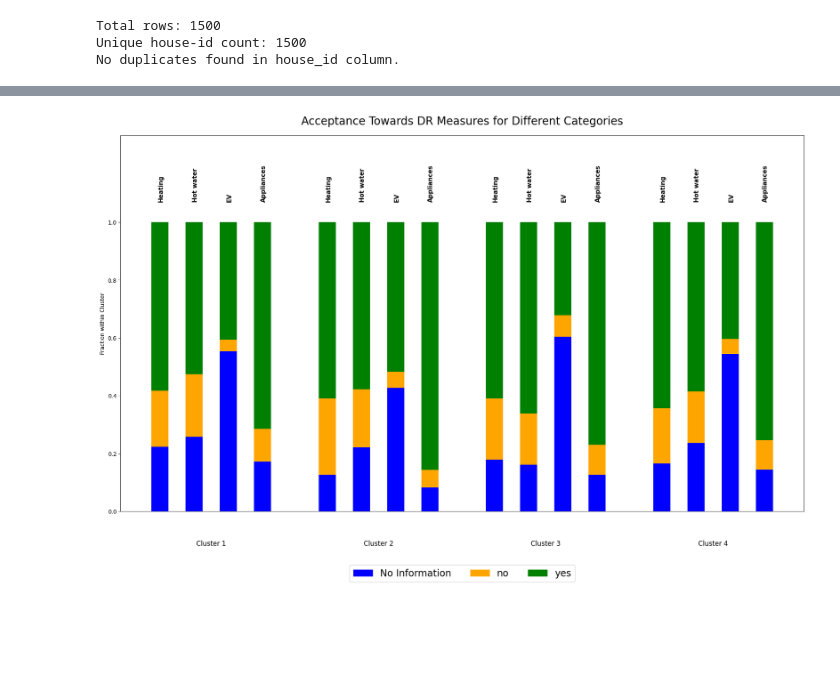
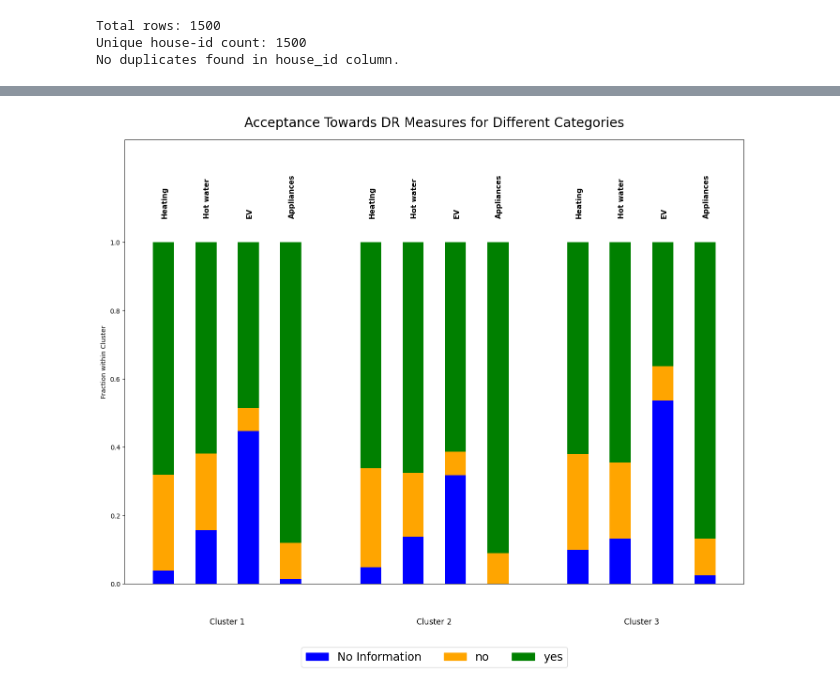
Before and after one commit to jasigrist/Customer_Segmentation_Lantern, a Jupyter notebook: Survey_clustering/Survey_Kmeans_DR.ipynb, the cells around one changed output, grey strips where cells are left out. Cells and saved outputs as stored; diff of their text form; code cells hidden in the pictures; blank space fills up the shorter version.

Commit message:
Improved Clustering

```diff
--- a/Survey_clustering/Survey_Kmeans_DR.ipynb
+++ b/Survey_clustering/Survey_Kmeans_DR.ipynb
@@ -18,14 +18,17 @@ key_df = pd.read_excel(key_path, header=None)
 file_path = "/Users/jansigrist/Documents/SP/Customer_Segmentation_Lantern/DATA/Survey_Data/Survey_Data.xlsx"
 # Read without headers, so columns are numbered 0,1,2,...
 df = pd.read_excel(file_path, skiprows=4, nrows=1500, header=None)
-
+#['tenant type', 'age', 'monthly income', 'education level', 'employment status']
 # Now columns 10 and 131 correspond to Excel columns K and Q exactly (0-based)
-cols_to_extract = [10, 142, 143, 145, 146, 148, 153, 154, 155, 156]
+cols_to_extract = [10, 142, 143, 144, 145, 146, 147, 148, 149, 150, 152, 154, 127, 129, 155, 131, 128, 156, 157, 158, 159, 160]
 extracted_df = df.iloc[:, cols_to_extract]
 
 # Assign your own headers
-extracted_df.columns = ['house-id', 'building type', 'solar panels', 'electric vehicle',
-                        'electric water heating', 'days at home', 'DR heating', 'DR hot water', 'DR EV', 'DR appliances']
+extracted_df.columns = ['house-id', 'Building Type', 'Electric Heating', 'Electric Water Heating',
+                        'Solar Panels', 'Electric Vehicle', 'Heat Pump', 'Individual Electric Boiler',
+                        'Individual Washing Machine', 'Thermostat','Number of Residents',
+                        'Number of Days at Home','Age','Education', 'Employment', 'Tenant Type',
+                        'Income','DR scenario', 'DR heating', 'DR hot water', 'DR EV', 'DR appliances']
 
 extracted_df_pl = pl.from_pandas(extracted_df)
 
@@ -262,7 +294,7 @@ shape: (5, 13)
 # %%
 count = final_df.filter(
     (pl.col('bruttolastgang_kwh_sum') > 30000) &
-    (pl.col('electric vehicle') == 'yes')
+    (pl.col('Electric Vehicle') == 'yes')
 ).height
 
 print(count)
@@ -345,6 +313,8 @@ dr_columns = ['DR heating', 'DR hot water', 'DR EV', 'DR appliances']
 dr_titles = ['Heating', 'Hot water', 'EV', 'Appliances']
 dr_category_order = ['No Information', 'no', 'yes']
 dr_category_colors = {'No Information': 'blue', 'no': 'orange', 'yes': 'green'}
+
+clusters = final_df['cluster'].unique()
 
 n_clusters = len(clusters)
 n_dr = len(dr_columns)
@@ -355,10 +325,10 @@ x_gap = 0.50  # Space between clusters
 group_width = n_dr * (bar_width + intra_cluster_gap) - intra_cluster_gap + x_gap
 bar_data = np.zeros((n_clusters, n_dr, len(dr_category_order)))
 for cluster_idx, cl in enumerate(clusters):
-    cluster_subset = final_df_absolute[final_df_absolute['cluster'] == cl]
+    cluster_subset = final_df.filter(pl.col('cluster') == cl)
     for dr_idx, col in enumerate(dr_columns):
         total = len(cluster_subset[col])
-        category_counts = [np.sum(cluster_subset[col] == cat) for cat in dr_category_order]
+        category_counts = [cluster_subset.filter(pl.col(col) == cat).height for cat in dr_category_order]
         fracs = [count / total if total > 0 else 0 for count in category_counts]
         bar_data[cluster_idx, dr_idx, :] = fracs
 
@@ -379,33 +349,33 @@ for cat_idx, cat in enumerate(dr_category_order):
     bars = ax.bar(bar_positions, y_values, bottom=bottom, width=bar_width, color=dr_category_colors[cat],
                   label=cat if cat_idx == 0 else "")
     bottom += y_values
 
 # Place vertical DR titles above each bar within cluster
 for cluster in range(n_clusters):
     base_x = cluster * group_width
     for dr in range(n_dr):
         bar_x = base_x + dr * (bar_width + intra_cluster_gap) + bar_width / 2 -0.08
         ax.text(bar_x, 1.07, dr_titles[dr], ha='center', va='bottom', fontsize=11, fontweight='bold', rotation=90)
     group_center = base_x + ((n_dr * (bar_width + intra_cluster_gap) - intra_cluster_gap) / 2) - bar_width / 2
     ax.text(group_center, -0.1, f'Cluster {clusters[cluster]}', ha='center', va='top', fontsize=12)
 
 ax.set_ylim(0, 1.3)  # y-axis goes only up to 1.15 (bars max out at 1, extra space for DR titles)
 ax.set_yticks(np.arange(0, 1.01, 0.2))
 ax.set_title("Acceptance Towards DR Measures for Different Categories", pad=20, size = 20)  # Pad moves the title up
 ax.set_ylabel("Fraction within Cluster")
 ax.set_xticks([])  # No standard x-ticks—the cluster labels are custom
 
 # Place the legend below the plot
 handles = [plt.Rectangle((0,0),1,1, color=dr_category_colors[cat]) for cat in dr_category_order]
 labels = dr_category_order
 ax.legend(handles, labels, loc='upper center', bbox_to_anchor=(0.5, -0.13), ncol=5, fontsize='xx-large')
 
 plt.tight_layout()
 plt.savefig(
 f'/Users/jansigrist/Documents/SP/Customer_Segmentation_Lantern/Results/Plots/Survey/DR_{data_type}.png'
 )
 plt.show()
 # %% [output]
-[figure, old version]
+[figure, new version]
 # %%
 custom_category_orders = {
```
Also changed, not shown: parts of 10 cells of this notebook, 13 other files.
